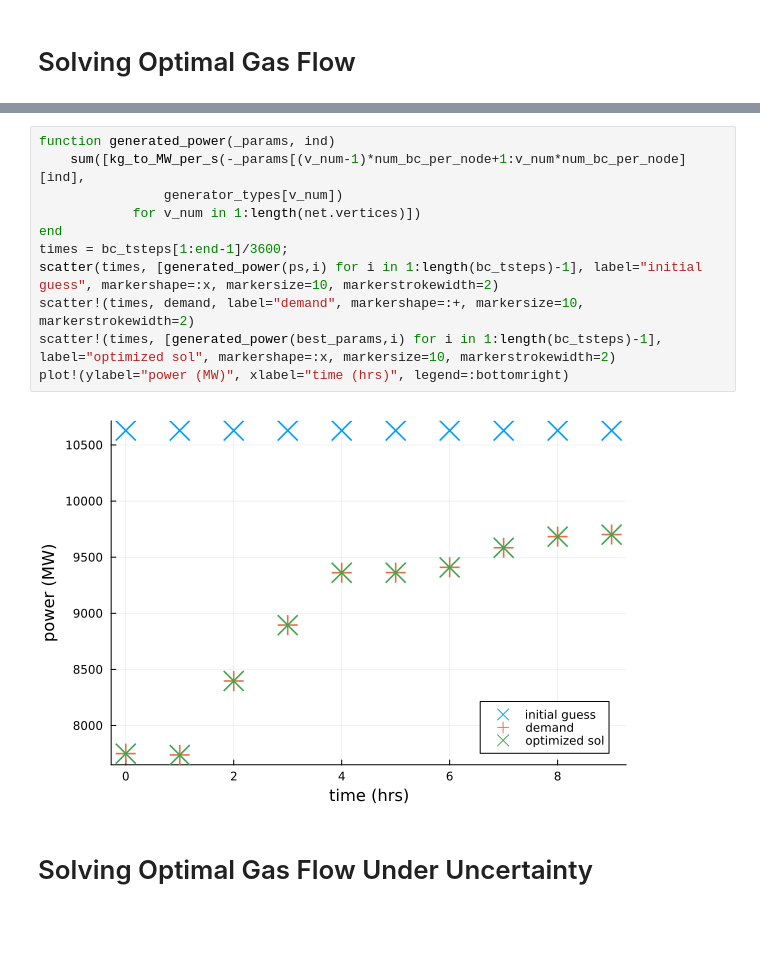
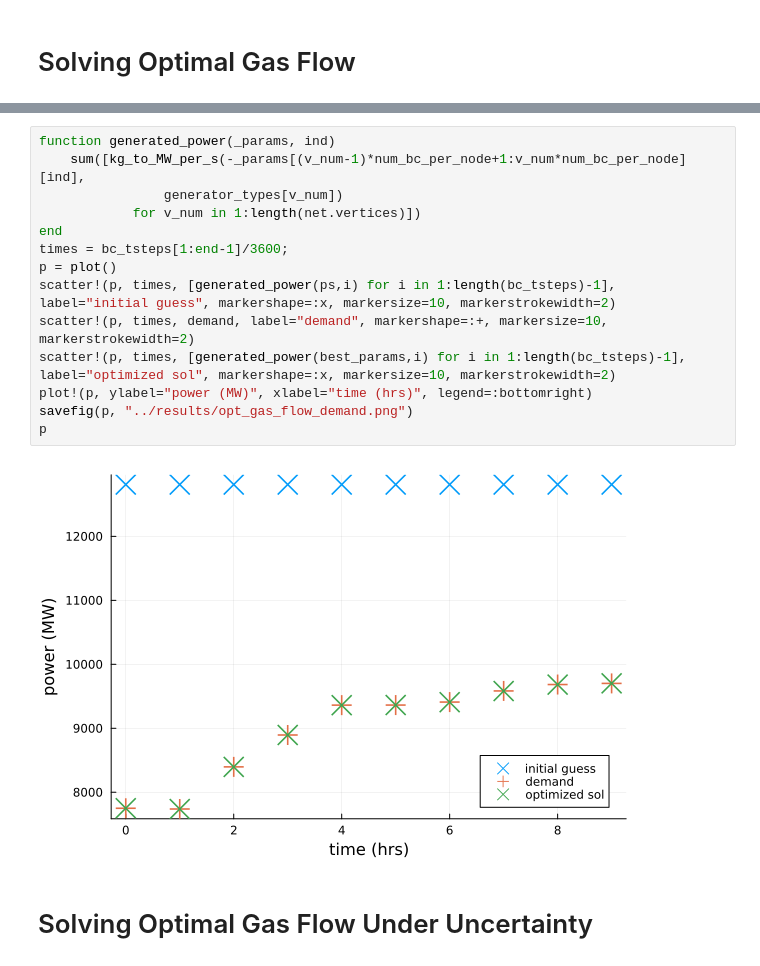
Before and after one commit to cmhyett/DiffGasNetworks, a Jupyter notebook: src/dev_notebook.ipynb, the cells around one changed output, grey strips where cells are left out. Cells and saved outputs as stored; diff of their text form; blank space fills up the shorter version.

```diff
--- a/src/dev_notebook.ipynb
+++ b/src/dev_notebook.ipynb
@@ -215,15 +222,18 @@ plot!(p, sol.t/3600, [pmax/1e5 for i in sol.t], linestyle=:dash, linecolor=:red,
 # %%
 function generated_power(_params, ind)
     sum([kg_to_MW_per_s(-_params[(v_num-1)*num_bc_per_node+1:v_num*num_bc_per_node][ind],
                 generator_types[v_num])
             for v_num in 1:length(net.vertices)])
 end
 times = bc_tsteps[1:end-1]/3600;
-scatter(times, [generated_power(ps,i) for i in 1:length(bc_tsteps)-1], label="initial guess", markershape=:x, markersize=10, markerstrokewidth=2)
-scatter!(times, demand, label="demand", markershape=:+, markersize=10, markerstrokewidth=2)
-scatter!(times, [generated_power(best_params,i) for i in 1:length(bc_tsteps)-1], label="optimized sol", markershape=:x, markersize=10, markerstrokewidth=2)
-plot!(ylabel="power (MW)", xlabel="time (hrs)", legend=:bottomright)
+p = plot()
+scatter!(p, times, [generated_power(ps,i) for i in 1:length(bc_tsteps)-1], label="initial guess", markershape=:x, markersize=10, markerstrokewidth=2)
+scatter!(p, times, demand, label="demand", markershape=:+, markersize=10, markerstrokewidth=2)
+scatter!(p, times, [generated_power(best_params,i) for i in 1:length(bc_tsteps)-1], label="optimized sol", markershape=:x, markersize=10, markerstrokewidth=2)
+plot!(p, ylabel="power (MW)", xlabel="time (hrs)", legend=:bottomright)
+savefig(p, "../results/opt_gas_flow_demand.png")
+p
 # %% [output]
-[figure, old version]
+[figure, new version]
 # %% [markdown]
 # Solving Optimal Gas Flow Under Uncertainty
```
Also changed, not shown: parts of 21 cells of this notebook, 5 other files.
